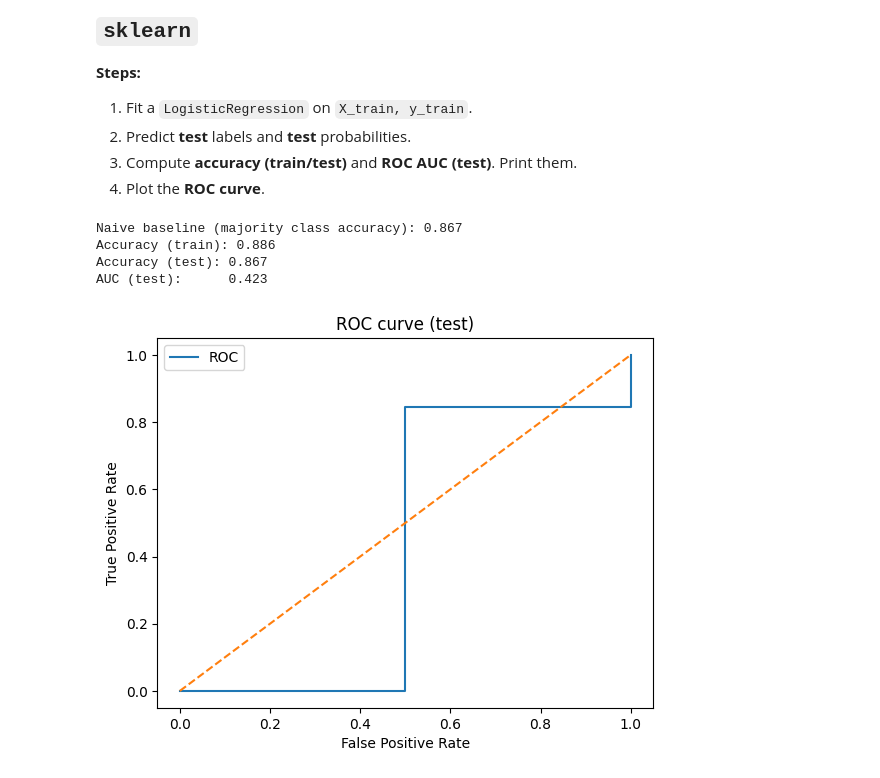
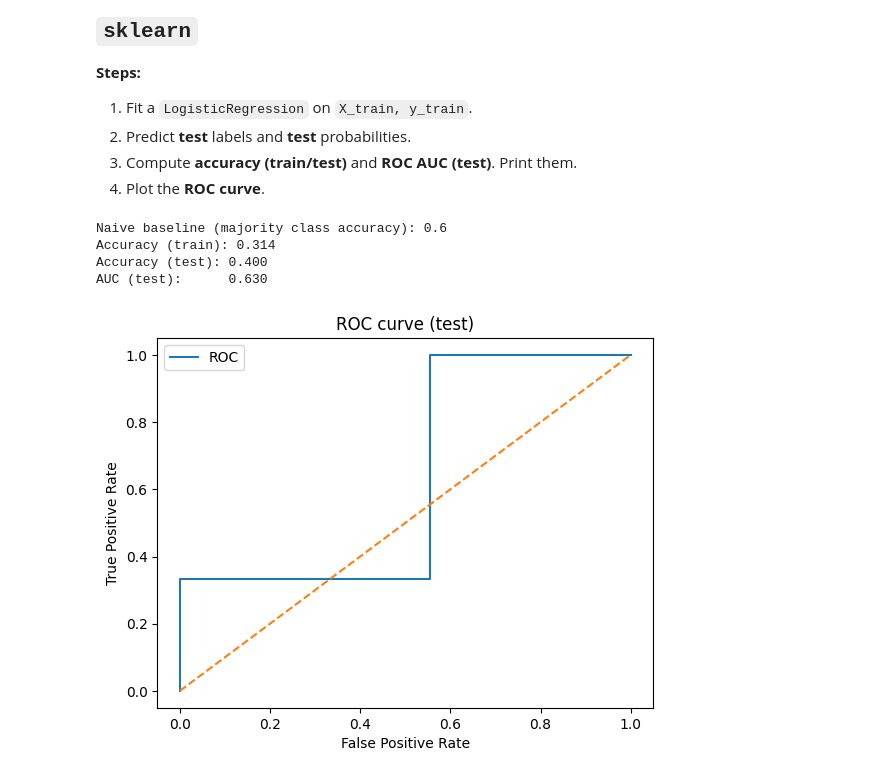
Before and after one commit to nisharonn/US-Economic-Recovery-Post-COVID-19, a Jupyter notebook: MLR1.ipynb, the cells around one changed output. Drawn from its saved outputs; the diff is of its cells as text; code cells hidden in the pictures.

Commit message:
edited to predict emp only, changed the predictors

```diff
--- a/MLR1.ipynb
+++ b/MLR1.ipynb
@@ -86,18 +87,10 @@ df.describe()
 | 75% | 2024.000000 | 9.000000 | 0.120500 | 0.172000 | 0.352000 | 0.289000 | ... |
 | max | 2025.000000 | 12.000000 | 1.540000 | 0.525000 | 2.760000 | 0.672000 | ... |
 # %%
-df_jan = df[(df['month'] == 1) & (df['year'] == 2022)]
-predictors = ['case_rate','death_rate','vaccine_rate', 'hospitalized_rate', 'test_rate']
-
-X = df_jan[predictors].dropna()
-
-display(df_jan['spend_recovered'].value_counts(dropna=False))
-display(df_jan['spend_recovered'].value_counts(normalize=True))
-
+df_jan = df[(df['month'] == 1) & (df['year'] == 2023)]
 display(df_jan['emp_recovered'].value_counts(dropna=False))
 display(df_jan['emp_recovered'].value_counts(normalize=True))
-
-for col in ['case rate','time workplaces']:
+for col in ['emp_recovered']:
     if col in df.columns:
         display(df[[col]].describe())
 # %% [output]
@@ -132,0 +134,4 @@ dtype: float64
+# %%
+predictors = ['spend_recovered', 'case_rate', 'death_rate', 'vaccine_rate', 'fullvaccine_rate', 'booster_first_rate', 'hospitalized_rate']
+data = df_jan.dropna(subset=['emp_recovered'] + predictors).copy()
+data.shape
@@ -140,6 +147,3 @@ Cleaning up the training data (ensure no NaNs):
 1. Use `df.dropna` to drop any row that has a missing value in 'status'
 2. `subset=['spend_recovered', 'emp_recovered'] + predictors` combines the outcome with the predictors so all required columns must be non-missing.
 3. `.copy()` makes a new data frame
-# %%
-data = df_jan.dropna(subset=['spend_recovered', 'emp_recovered'] + predictors).copy()
-data.shape
@@ -152,11 +154,8 @@ data.shape
 train_df, test_df = train_test_split(data, test_size=0.3, train_size=0.7, stratify=data['spend_recovered'])
 
 # targets
-y_train_spend = train_df['spend_recovered'].astype(int)
-y_test_spend  = test_df['spend_recovered'].astype(int)
-
-y_train_emp = train_df['emp_recovered'].astype(int)
-y_test_emp  = test_df['emp_recovered'].astype(int)
+y_train = train_df['emp_recovered'].astype(int)
+y_test = test_df['emp_recovered'].astype(int)
 
 # standardize predictors
 scaler = StandardScaler().fit(train_df[predictors])
@@ -227,32 +202,32 @@ dtype: float64
 # %%
 sk_log = LogisticRegression(max_iter=1000).fit(X_train, y_train_spend)
 
 yhat_tr = sk_log.predict(X_train) # (predict using train X)
 yhat_te = sk_log.predict(X_test) # (predict using test X)
 proba_te = sk_log.predict_proba(X_test)[:, 1] # predict status = 1 probabilities
 
-baseline_rate = y_test_spend.value_counts(normalize=True).max() # baseline rate for majority class accuracy
-acc_tr = accuracy_score(y_train_spend, yhat_tr) # (train accuracy)
-acc_te = accuracy_score(y_test_spend, yhat_te) # (test accuracy)
-auc_te = roc_auc_score(y_test_spend, proba_te) # (roc auc test score)
+baseline_rate = y_test.value_counts(normalize=True).max() # baseline rate for majority class accuracy
+acc_tr = accuracy_score(y_train, yhat_tr) # (train accuracy)
+acc_te = accuracy_score(y_test, yhat_te) # (test accuracy)
+auc_te = roc_auc_score(y_test, proba_te) # (roc auc test score)
 
 print("Naive baseline (majority class accuracy):", round(baseline_rate, 3))
 print(f"Accuracy (train): {acc_tr:.3f}")
 print(f"Accuracy (test): {acc_te:.3f}")
 print(f"AUC (test):      {auc_te:.3f}")
 
-fpr, tpr, thr = roc_curve(y_test_spend, proba_te)
+fpr, tpr, thr = roc_curve(y_test, proba_te)
 plt.figure()
 plt.plot(fpr, tpr, label='ROC')
 plt.plot([0,1],[0,1], linestyle='--')
 plt.xlabel('False Positive Rate')
 plt.ylabel('True Positive Rate')
 plt.title('ROC curve (test)')
 plt.legend()
 plt.show()
 # %% [output]
-Naive baseline (majority class accuracy): 0.867
-Accuracy (train): 0.886
-Accuracy (test): 0.867
-AUC (test):      0.423
+Naive baseline (majority class accuracy): 0.6
+Accuracy (train): 0.314
+Accuracy (test): 0.400
+AUC (test):      0.630
-[figure, old version]
+[figure, new version]
```
Also changed, not shown: parts of 9 cells of this notebook.
